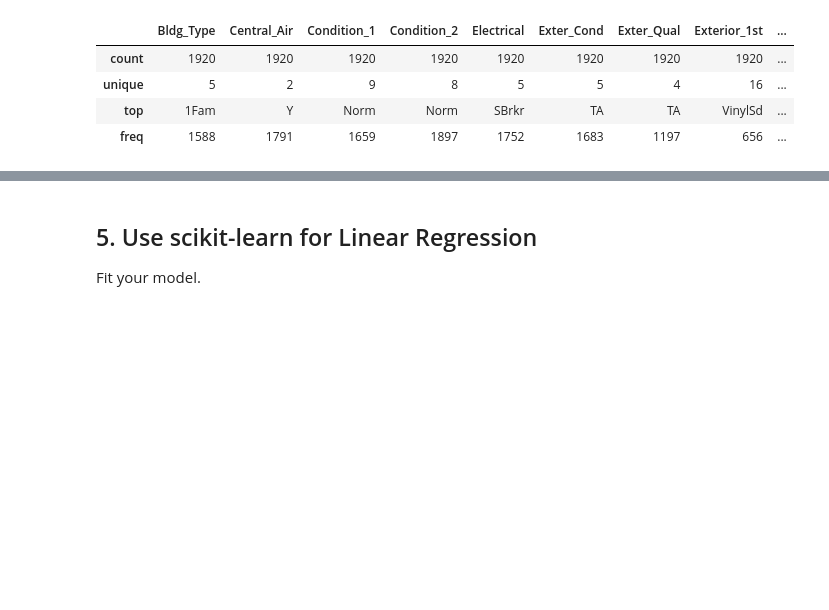
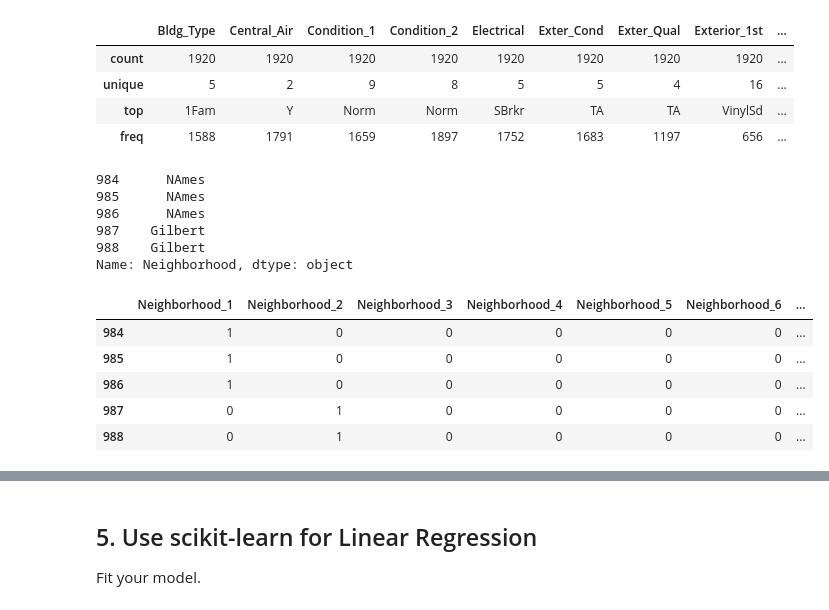
Before and after one commit to LambdaSchool/DEPRECATED-DS-Unit-2-Linear-Models, a Jupyter notebook: Tyler_Sheppard_DS_Sprint_Challenge_5_Linear_Models.ipynb, the cells around one changed output, grey strips where cells are left out. Saved outputs shown, nothing was run; the diff lists cells and outputs as text; code cells hidden in the pictures; blank space fills up the shorter version.

```diff
--- a/Tyler_Sheppard_DS_Sprint_Challenge_5_Linear_Models.ipynb
+++ b/Tyler_Sheppard_DS_Sprint_Challenge_5_Linear_Models.ipynb
@@ -109,3 +114,24 @@ train.describe(exclude='number')
 | unique | 5 | 2 | 9 | 8 | 5 | 5 | 4 | 16 | ... |
 | top | 1Fam | Y | Norm | Norm | SBrkr | TA | TA | VinylSd | ... |
 | freq | 1588 | 1791 | 1659 | 1897 | 1752 | 1683 | 1197 | 656 | ... |
+# %%
+train['Neighborhood'].head()
+# %% [output]
+984      NAmes
+985      NAmes
+986      NAmes
+987    Gilbert
+988    Gilbert
+Name: Neighborhood, dtype: object
+# %%
+import category_encoders as ce
+encoder = ce.OneHotEncoder(use_cat_names=False)
+encoded = encoder.fit_transform(train['Neighborhood'])
+encoded.head()
+# %% [output]
+|  | Neighborhood_1 | Neighborhood_2 | Neighborhood_3 | Neighborhood_4 | Neighborhood_5 | Neighborhood_6 | ... |
+| 984 | 1 | 0 | 0 | 0 | 0 | 0 | ... |
+| 985 | 1 | 0 | 0 | 0 | 0 | 0 | ... |
+| 986 | 1 | 0 | 0 | 0 | 0 | 0 | ... |
+| 987 | 0 | 1 | 0 | 0 | 0 | 0 | ... |
+| 988 | 0 | 1 | 0 | 0 | 0 | 0 | ... |
```
Also changed, not shown: parts of 7 cells of this notebook.
